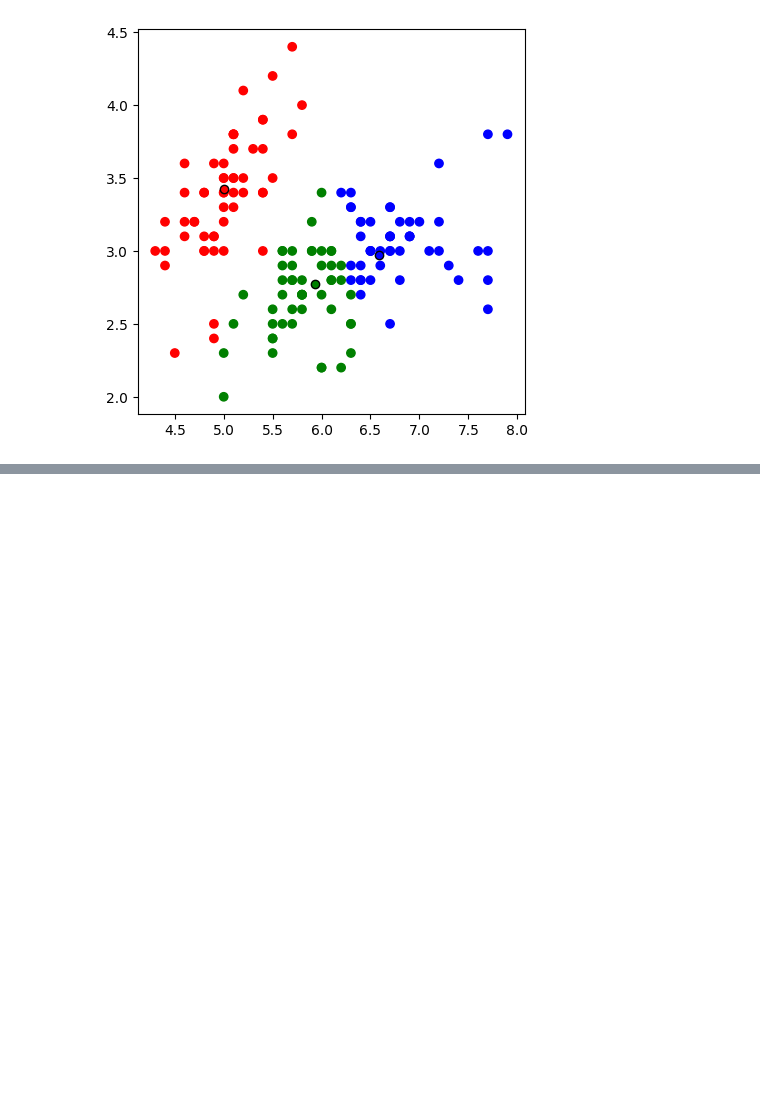
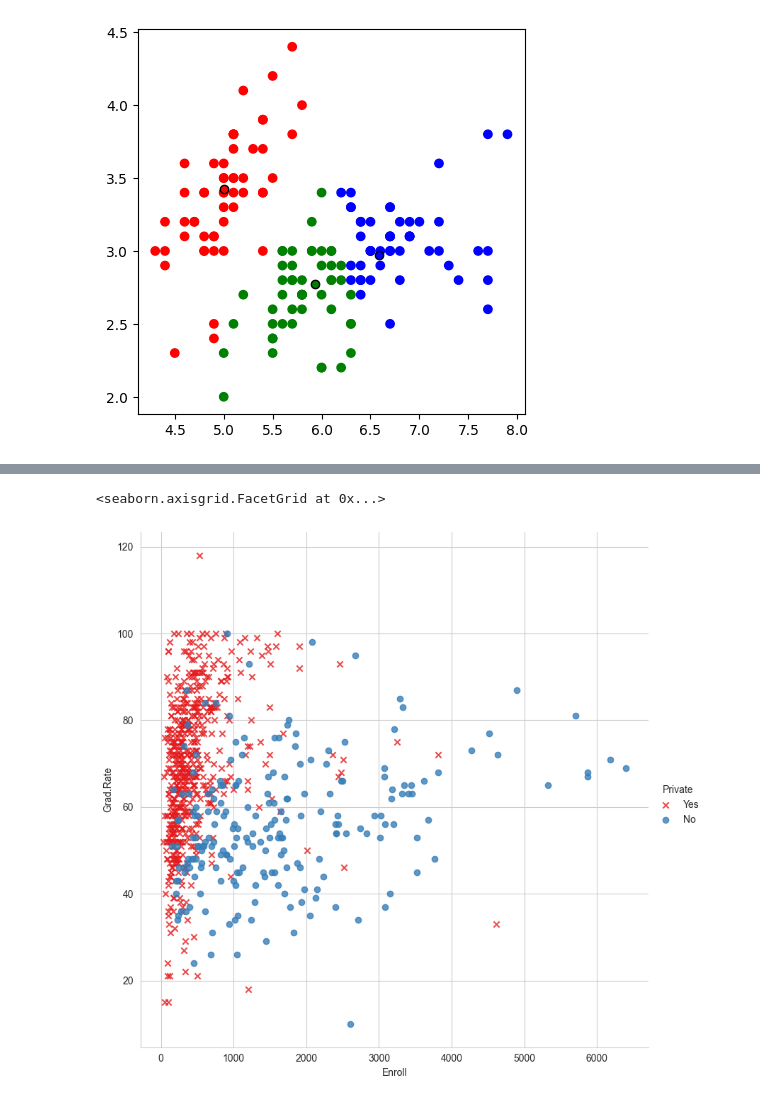
Before and after one commit to KidQuant/AOT, a Jupyter notebook: Tuesday A/Lesson 9 - Unsupervised Machine Learning/Unsupervised Learning - KMeans Clustering.ipynb, the cells around one changed output, grey strips where cells are left out. Cells and saved outputs as stored; diff of their text form; code cells hidden in the pictures; blank space fills up the shorter version.

```diff
--- a/Tuesday A/Lesson 9 - Unsupervised Machine Learning/Unsupervised Learning - KMeans Clustering.ipynb
+++ b/Tuesday A/Lesson 9 - Unsupervised Machine Learning/Unsupervised Learning - KMeans Clustering.ipynb
@@ -168,0 +363,13 @@ plt.show()
+# %%
+# Display (plot) and explore the relationship between a pair of numerical features as a function of a third feature
+sns.lmplot(x='Enroll', y='Grad.Rate',
+           data=college_df,
+           hue='Private',
+           palette='Set1',
+           markers=['x', 'o'],
+           height=8,
+           aspect=1,
+           fit_reg=False)
+# %% [output]
+<seaborn.axisgrid.FacetGrid at 0x...>
+[figure, added]
```
Also changed, not shown: parts of 53 cells of this notebook, 3 other files.
